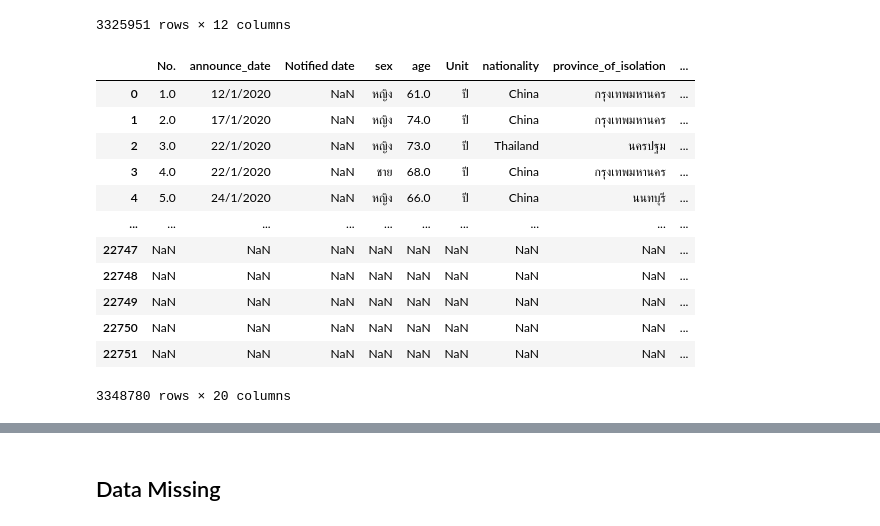
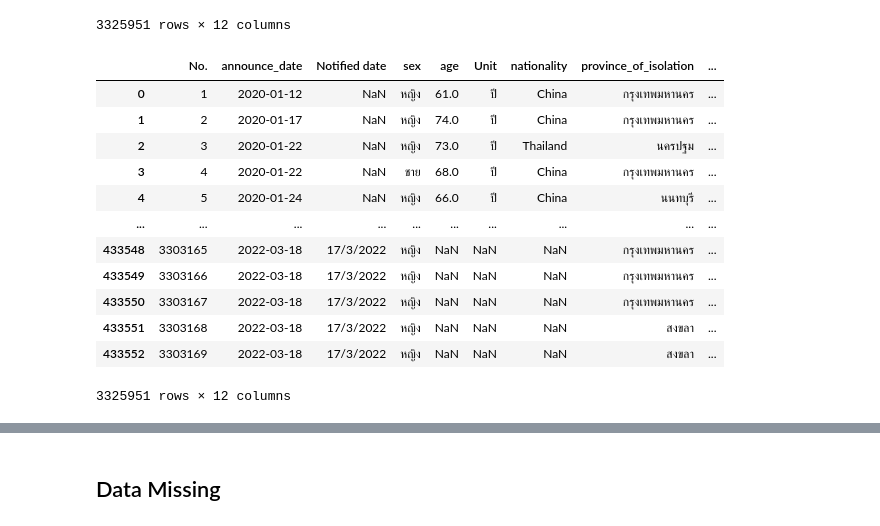
Before and after one commit to Khamsaen2489/data_viz_2022, a Jupyter notebook: Group_Project.ipynb, the cells around one changed output, grey strips where cells are left out. Saved outputs shown, nothing was run; the diff lists cells and outputs as text; code cells hidden in the pictures.

```diff
--- a/Group_Project.ipynb
+++ b/Group_Project.ipynb
@@ -400,20 +298,20 @@ data_covid_new
 | 433551 | 3303168 | 18/3/2022 | 17/3/2022 | หญิง | NaN | NaN | NaN | สงขลา | ... |
 | 433552 | 3303169 | 18/3/2022 | 17/3/2022 | หญิง | NaN | NaN | NaN | สงขลา | ... |
 3325951 rows × 12 columns
-# %%
-df = pd.concat([data_covid_new,df_region_new,data_file_new])
-df
-# %% [output]
-|  | No. | announce_date | Notified date | sex | age | Unit | nationality | province_of_isolation | ... |
-| 0 | 1.0 | 12/1/2020 | NaN | หญิง | 61.0 | ปี | China | กรุงเทพมหานคร | ... |
-| 1 | 2.0 | 17/1/2020 | NaN | หญิง | 74.0 | ปี | China | กรุงเทพมหานคร | ... |
-| 2 | 3.0 | 22/1/2020 | NaN | หญิง | 73.0 | ปี | Thailand | นครปฐม | ... |
-| 3 | 4.0 | 22/1/2020 | NaN | ชาย | 68.0 | ปี | China | กรุงเทพมหานคร | ... |
-| 4 | 5.0 | 24/1/2020 | NaN | หญิง | 66.0 | ปี | China | นนทบุรี | ... |
-| ... | ... | ... | ... | ... | ... | ... | ... | ... | ... |
-| 22747 | NaN | NaN | NaN | NaN | NaN | NaN | NaN | NaN | ... |
-| 22748 | NaN | NaN | NaN | NaN | NaN | NaN | NaN | NaN | ... |
-| 22749 | NaN | NaN | NaN | NaN | NaN | NaN | NaN | NaN | ... |
-| 22750 | NaN | NaN | NaN | NaN | NaN | NaN | NaN | NaN | ... |
-| 22751 | NaN | NaN | NaN | NaN | NaN | NaN | NaN | NaN | ... |
-3348780 rows × 20 columns
+# %%
+data_covid_new['announce_date'] = pd.to_datetime(data_covid_new['announce_date'],format="%d/%m/%Y")
+data_covid_new
+# %% [output]
+|  | No. | announce_date | Notified date | sex | age | Unit | nationality | province_of_isolation | ... |
+| 0 | 1 | 2020-01-12 | NaN | หญิง | 61.0 | ปี | China | กรุงเทพมหานคร | ... |
+| 1 | 2 | 2020-01-17 | NaN | หญิง | 74.0 | ปี | China | กรุงเทพมหานคร | ... |
+| 2 | 3 | 2020-01-22 | NaN | หญิง | 73.0 | ปี | Thailand | นครปฐม | ... |
+| 3 | 4 | 2020-01-22 | NaN | ชาย | 68.0 | ปี | China | กรุงเทพมหานคร | ... |
+| 4 | 5 | 2020-01-24 | NaN | หญิง | 66.0 | ปี | China | นนทบุรี | ... |
+| ... | ... | ... | ... | ... | ... | ... | ... | ... | ... |
+| 433548 | 3303165 | 2022-03-18 | 17/3/2022 | หญิง | NaN | NaN | NaN | กรุงเทพมหานคร | ... |
+| 433549 | 3303166 | 2022-03-18 | 17/3/2022 | หญิง | NaN | NaN | NaN | กรุงเทพมหานคร | ... |
+| 433550 | 3303167 | 2022-03-18 | 17/3/2022 | หญิง | NaN | NaN | NaN | กรุงเทพมหานคร | ... |
+| 433551 | 3303168 | 2022-03-18 | 17/3/2022 | หญิง | NaN | NaN | NaN | สงขลา | ... |
+| 433552 | 3303169 | 2022-03-18 | 17/3/2022 | หญิง | NaN | NaN | NaN | สงขลา | ... |
+3325951 rows × 12 columns
```
Also changed, not shown: parts of 41 cells of this notebook.
